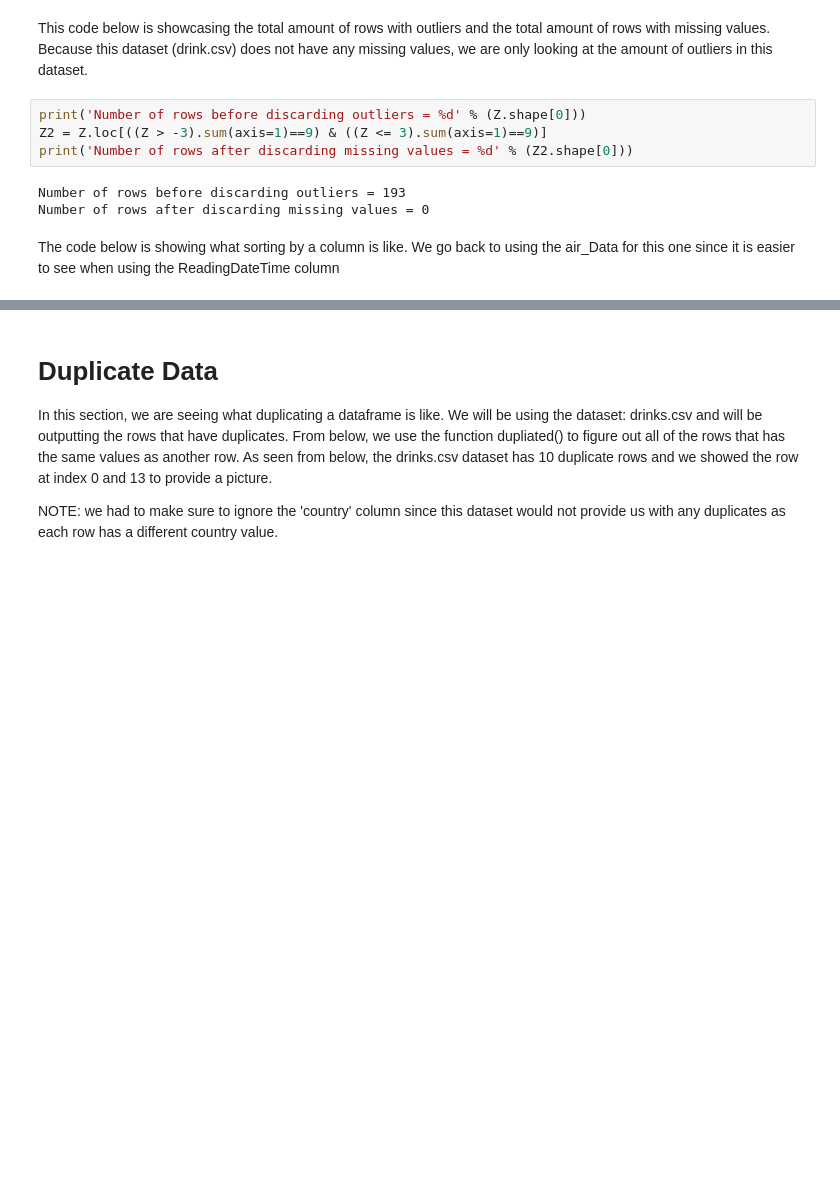
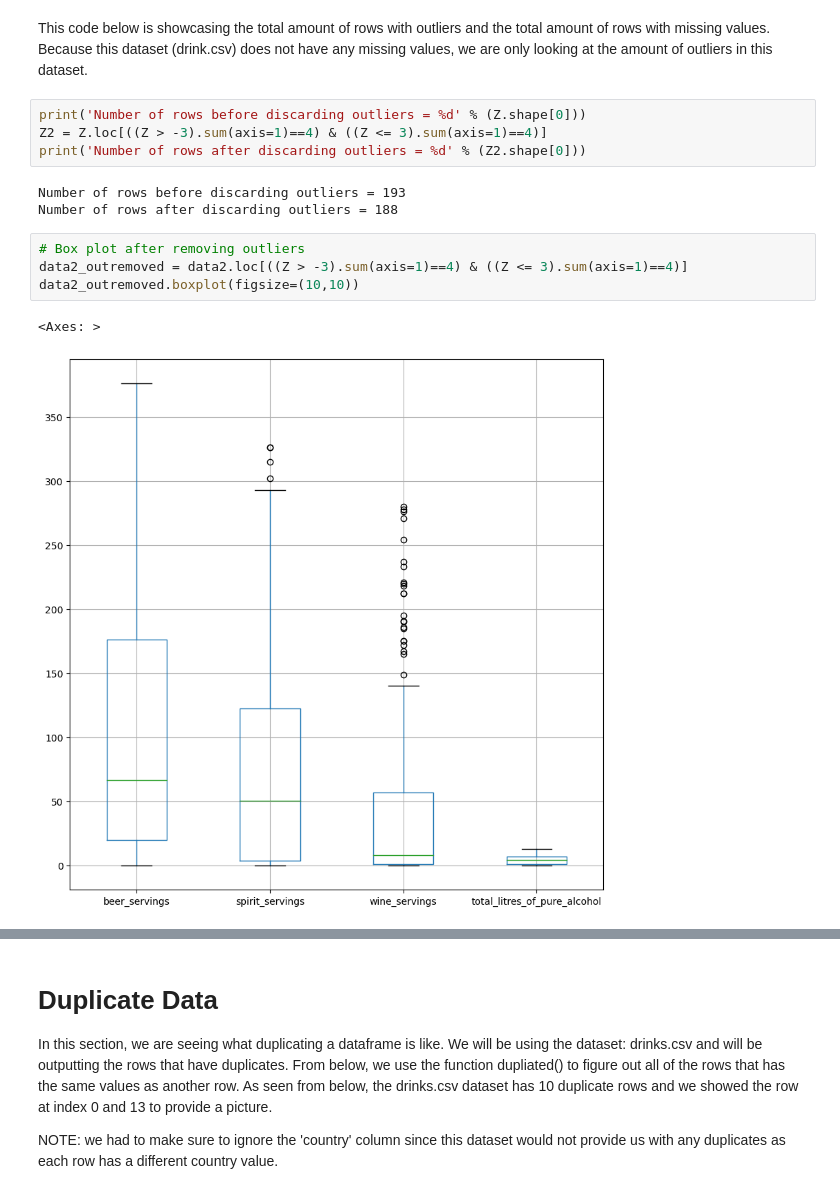
Before and after one commit to OtaSteven/CSC177_Proj, a Jupyter notebook: data_process/air_drink_dataPreprocessing.ipynb, the cells around one changed output, grey strips where cells are left out. Cells and saved outputs as stored; diff of their text form; blank space fills up the shorter version.

Commit message:
Fixed outlier removal, added comments to last section

```diff
--- a/data_process/air_drink_dataPreprocessing.ipynb
+++ b/data_process/air_drink_dataPreprocessing.ipynb
@@ -140,10 +179,15 @@ Z
 This code below is showcasing the total amount of rows with outliers and the total amount of rows with missing values. Because this dataset (drink.csv) does not have any missing values, we are only looking at the amount of outliers in this dataset.
 # %%
 print('Number of rows before discarding outliers = %d' % (Z.shape[0]))
-Z2 = Z.loc[((Z > -3).sum(axis=1)==9) & ((Z <= 3).sum(axis=1)==9)]
-print('Number of rows after discarding missing values = %d' % (Z2.shape[0]))
+Z2 = Z.loc[((Z > -3).sum(axis=1)==4) & ((Z <= 3).sum(axis=1)==4)]
+print('Number of rows after discarding outliers = %d' % (Z2.shape[0]))
 # %% [output]
 Number of rows before discarding outliers = 193
-Number of rows after discarding missing values = 0
+Number of rows after discarding outliers = 188
-# %% [markdown]
-The code below is showing what sorting by a column is like. We go back to using the air_Data for this one since it is easier to see when using the ReadingDateTime column
+# %%
+# Box plot after removing outliers
+data2_outremoved = data2.loc[((Z > -3).sum(axis=1)==4) & ((Z <= 3).sum(axis=1)==4)]
+data2_outremoved.boxplot(figsize=(10,10))
+# %% [output]
+<Axes: >
+[figure, added]
```
Also changed, not shown: parts of 32 cells of this notebook.
